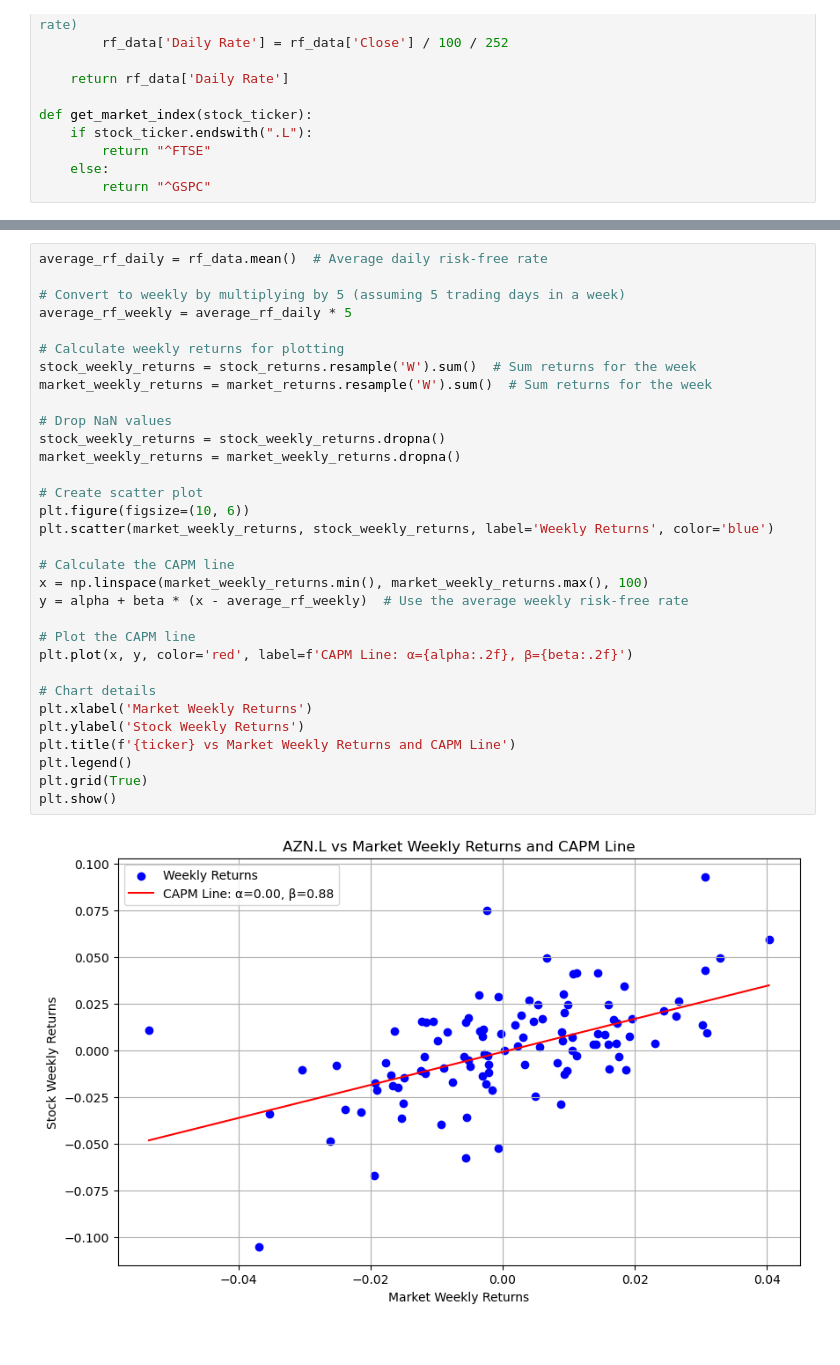
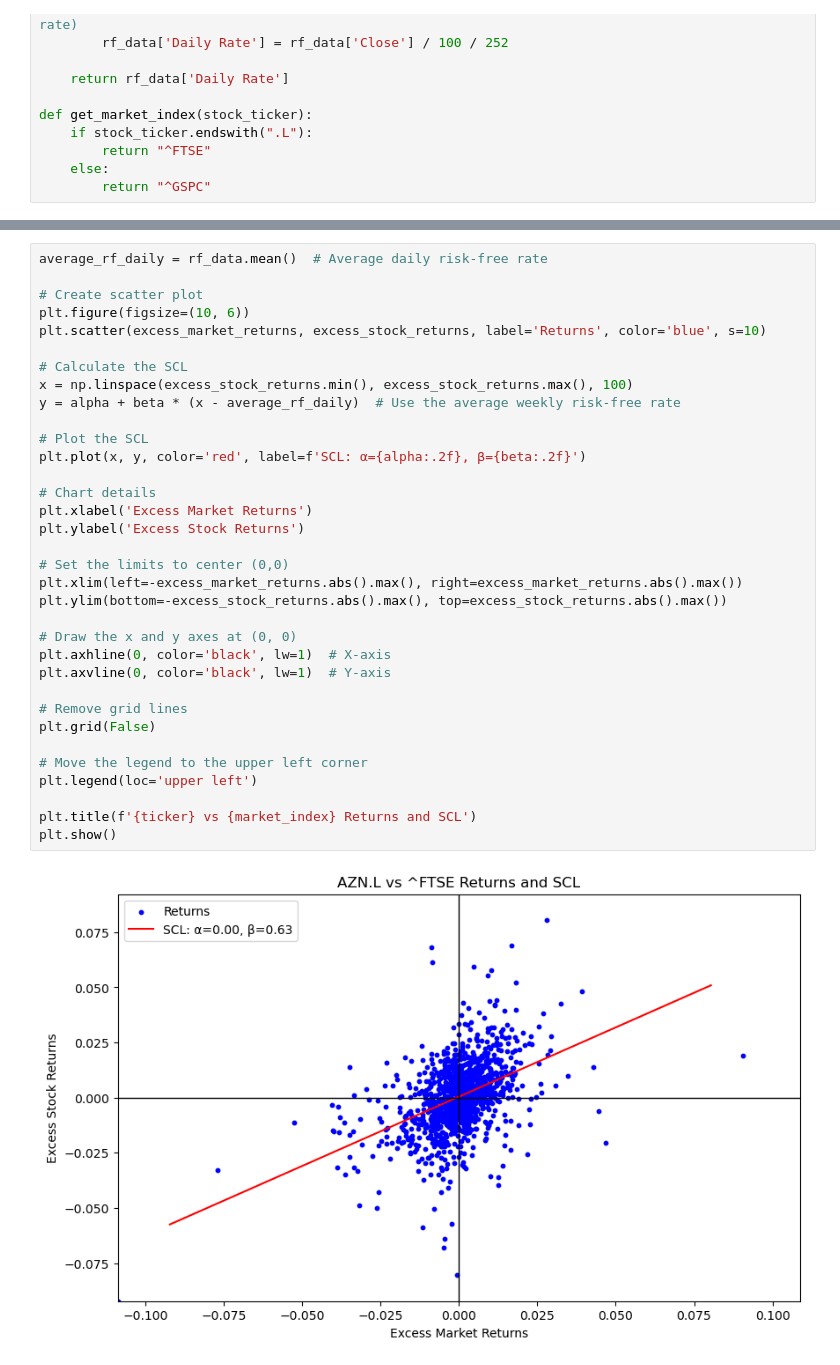
Before and after one commit to ejb1987/SCL, a Jupyter notebook: CAPM.ipynb, the cells around one changed output, grey strips where cells are left out. Drawn from its saved outputs; the diff is of its cells as text.

```diff
--- a/CAPM.ipynb
+++ b/CAPM.ipynb
@@ -148,34 +146,36 @@ Annual Variance for ^FTSE: 1.21%
 # %%
 average_rf_daily = rf_data.mean()  # Average daily risk-free rate
 
-# Convert to weekly by multiplying by 5 (assuming 5 trading days in a week)
-average_rf_weekly = average_rf_daily * 5
-
-# Calculate weekly returns for plotting
-stock_weekly_returns = stock_returns.resample('W').sum()  # Sum returns for the week
-market_weekly_returns = market_returns.resample('W').sum()  # Sum returns for the week
-
-# Drop NaN values
-stock_weekly_returns = stock_weekly_returns.dropna()
-market_weekly_returns = market_weekly_returns.dropna()
-
 # Create scatter plot
 plt.figure(figsize=(10, 6))
-plt.scatter(market_weekly_returns, stock_weekly_returns, label='Weekly Returns', color='blue')
+plt.scatter(excess_market_returns, excess_stock_returns, label='Returns', color='blue', s=10)
 
-# Calculate the CAPM line
-x = np.linspace(market_weekly_returns.min(), market_weekly_returns.max(), 100)
-y = alpha + beta * (x - average_rf_weekly)  # Use the average weekly risk-free rate
+# Calculate the SCL
+x = np.linspace(excess_stock_returns.min(), excess_stock_returns.max(), 100)
+y = alpha + beta * (x - average_rf_daily)  # Use the average weekly risk-free rate
 
-# Plot the CAPM line
-plt.plot(x, y, color='red', label=f'CAPM Line: α={alpha:.2f}, β={beta:.2f}')
+# Plot the SCL
+plt.plot(x, y, color='red', label=f'SCL: α={alpha:.2f}, β={beta:.2f}')
 
 # Chart details
-plt.xlabel('Market Weekly Returns')
-plt.ylabel('Stock Weekly Returns')
-plt.title(f'{ticker} vs Market Weekly Returns and CAPM Line')
-plt.legend()
-plt.grid(True)
+plt.xlabel('Excess Market Returns')
+plt.ylabel('Excess Stock Returns')
+
+# Set the limits to center (0,0)
+plt.xlim(left=-excess_market_returns.abs().max(), right=excess_market_returns.abs().max())
+plt.ylim(bottom=-excess_stock_returns.abs().max(), top=excess_stock_returns.abs().max())
+
+# Draw the x and y axes at (0, 0)
+plt.axhline(0, color='black', lw=1)  # X-axis
+plt.axvline(0, color='black', lw=1)  # Y-axis
+
+# Remove grid lines
+plt.grid(False)
+
+# Move the legend to the upper left corner
+plt.legend(loc='upper left')
+
+plt.title(f'{ticker} vs {market_index} Returns and SCL')
 plt.show()
 # %% [output]
-[figure, old version]
+[figure, new version]
```
Also changed, not shown: parts of 4 cells of this notebook.
